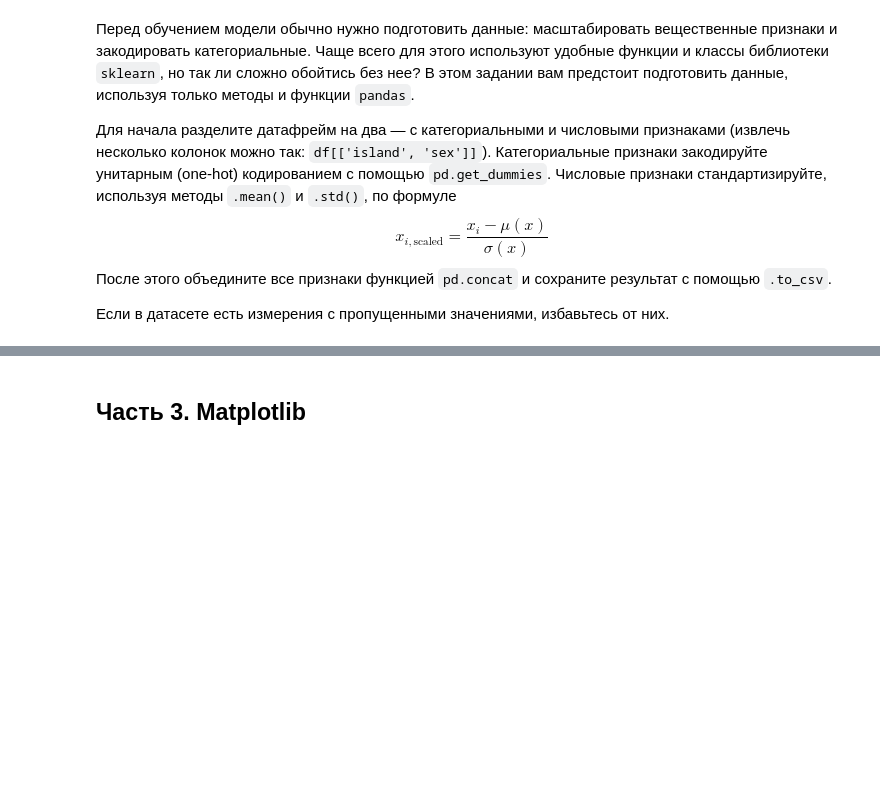
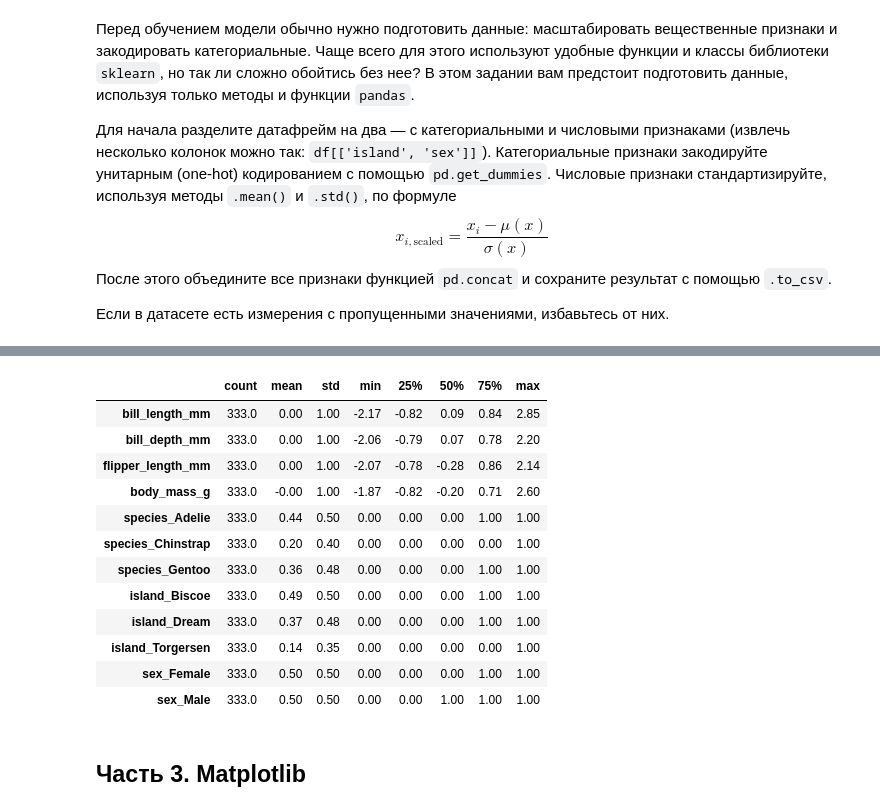
Before and after one commit to Art-Anastasia/sirius-machine-learning-2026, a Jupyter notebook: Homeworks/HW1_Numpy_Pandas_Mpl.ipynb, the cells around one changed output, grey strips where cells are left out. Drawn from its saved outputs; the diff is of its cells as text; code cells hidden in the pictures; blank space fills up the shorter version.

```diff
--- a/Homeworks/HW1_Numpy_Pandas_Mpl.ipynb
+++ b/Homeworks/HW1_Numpy_Pandas_Mpl.ipynb
@@ -66,0 +86,7 @@ $$
+# %%
+df_num_scaled = (df_num - df_num.mean()) / df_num.std()
+df_cat_d = pd.get_dummies(df_cot)
+
+final = pd.concat([df_num_scaled, df_cat_d], axis=1)
+final.to_csv('penguins.csv', index=False, encoding='utf-8')
+final.head()
@@ -67,3 +100,21 @@ $$
+# %%
+final = final.astype(float)
+# %%
+final.describe().T.round(2)
+# %% [output]
+|  | count | mean | std | min | 25% | 50% | 75% | max |
+| bill_length_mm | 333.0 | 0.00 | 1.00 | -2.17 | -0.82 | 0.09 | 0.84 | 2.85 |
+| bill_depth_mm | 333.0 | 0.00 | 1.00 | -2.06 | -0.79 | 0.07 | 0.78 | 2.20 |
+| flipper_length_mm | 333.0 | 0.00 | 1.00 | -2.07 | -0.78 | -0.28 | 0.86 | 2.14 |
+| body_mass_g | 333.0 | -0.00 | 1.00 | -1.87 | -0.82 | -0.20 | 0.71 | 2.60 |
+| species_Adelie | 333.0 | 0.44 | 0.50 | 0.00 | 0.00 | 0.00 | 1.00 | 1.00 |
+| species_Chinstrap | 333.0 | 0.20 | 0.40 | 0.00 | 0.00 | 0.00 | 0.00 | 1.00 |
+| species_Gentoo | 333.0 | 0.36 | 0.48 | 0.00 | 0.00 | 0.00 | 1.00 | 1.00 |
+| island_Biscoe | 333.0 | 0.49 | 0.50 | 0.00 | 0.00 | 0.00 | 1.00 | 1.00 |
+| island_Dream | 333.0 | 0.37 | 0.48 | 0.00 | 0.00 | 0.00 | 1.00 | 1.00 |
+| island_Torgersen | 333.0 | 0.14 | 0.35 | 0.00 | 0.00 | 0.00 | 0.00 | 1.00 |
+| sex_Female | 333.0 | 0.50 | 0.50 | 0.00 | 0.00 | 0.00 | 1.00 | 1.00 |
+| sex_Male | 333.0 | 0.50 | 0.50 | 0.00 | 0.00 | 1.00 | 1.00 | 1.00 |
 # %% [markdown]
 ## Часть 3. Matplotlib
 # %% [markdown]
```
Also changed, not shown: parts of 11 cells of this notebook, 10 other files.
